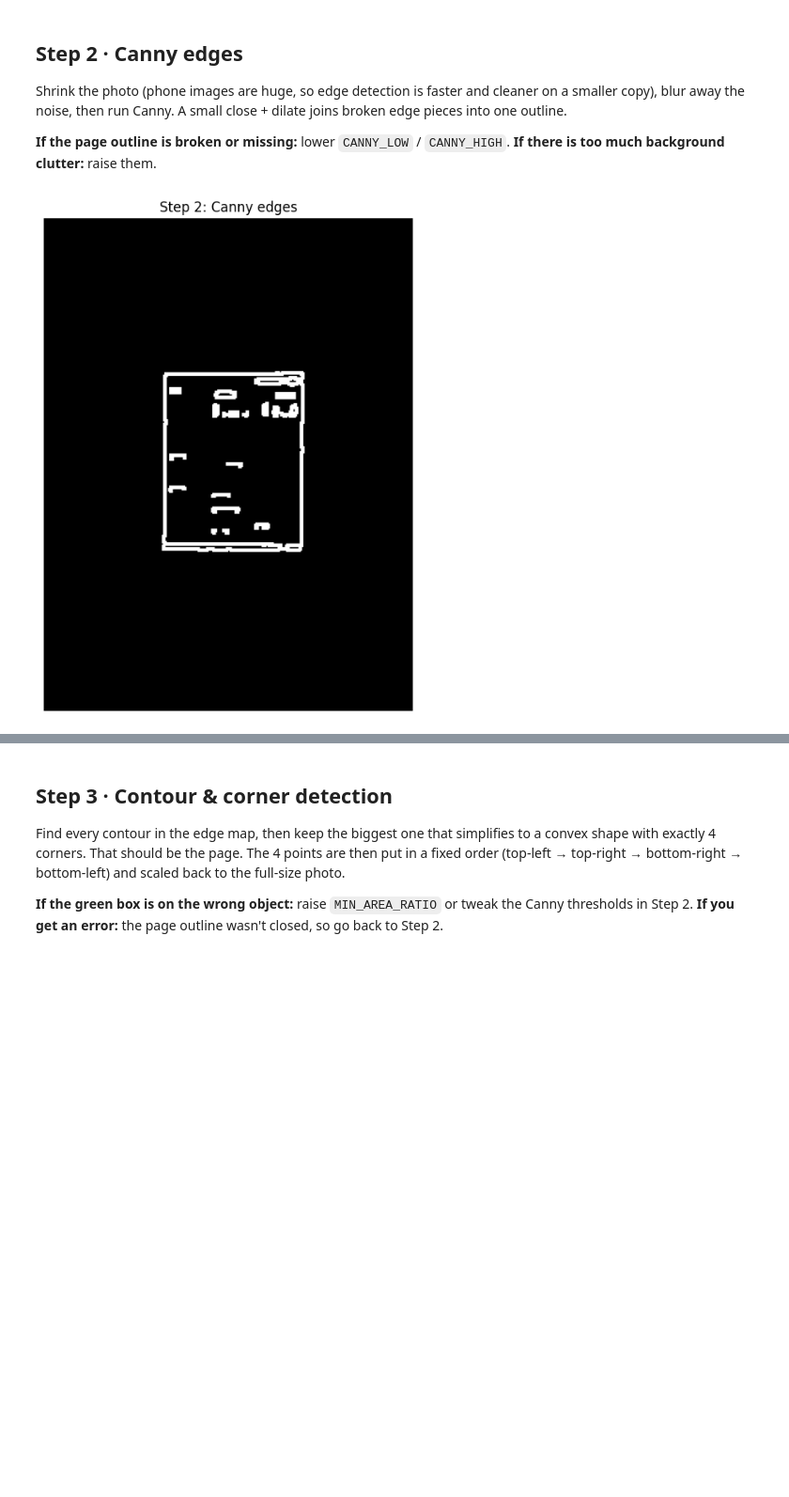
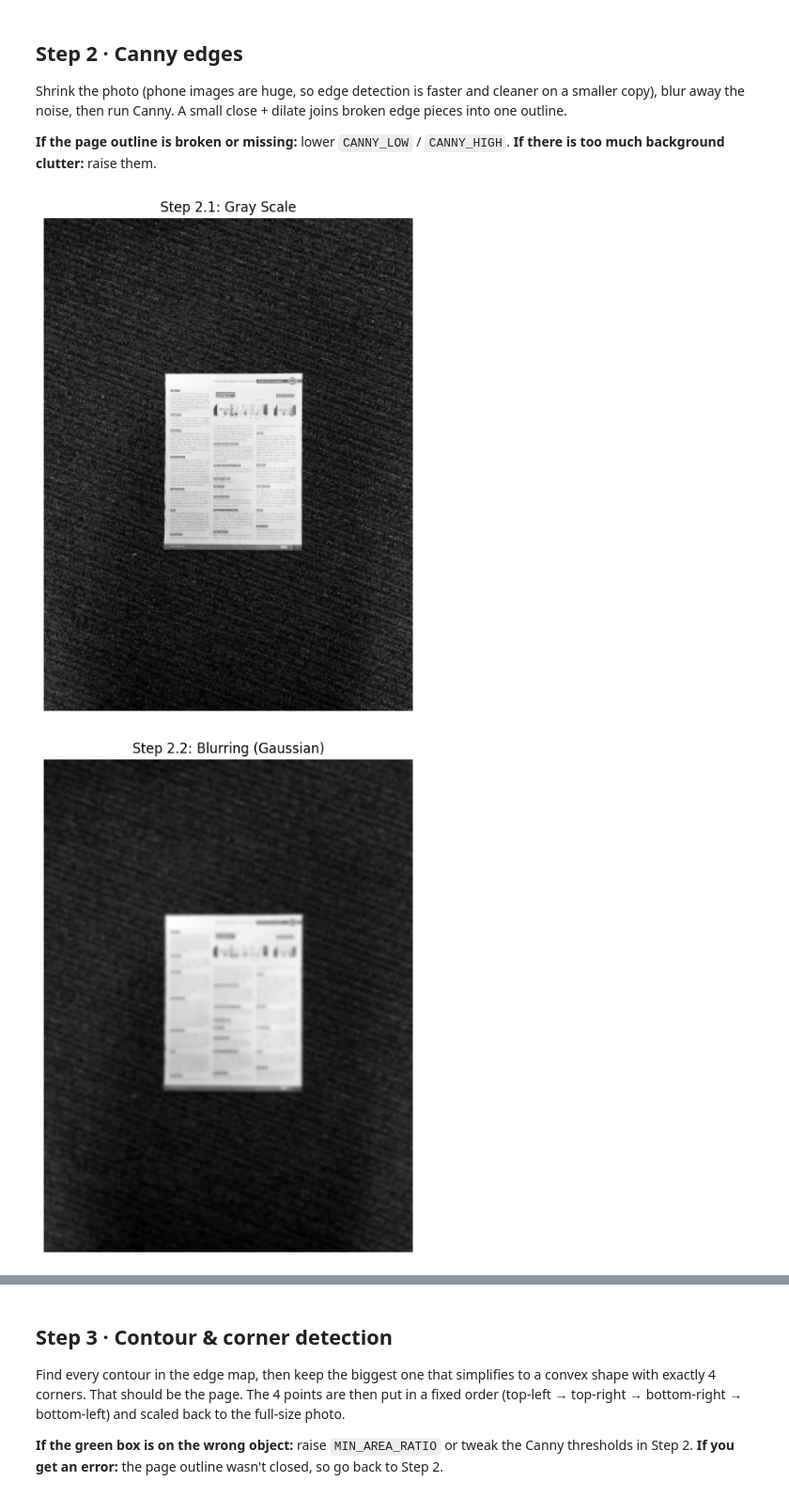
Before and after one commit to OmarElnabtity/cse381-computer-vision-portfolio, a Jupyter notebook: Tier1_Foundational/01_Document_ID_Scanner/Document_ID_Scanner.ipynb, the cells around one changed output, grey strips where cells are left out. Shown at 94% size. Saved outputs shown, nothing was run; the diff lists cells and outputs as text; code cells hidden in the pictures; blank space fills up the shorter version.

```diff
--- a/Tier1_Foundational/01_Document_ID_Scanner/Document_ID_Scanner.ipynb
+++ b/Tier1_Foundational/01_Document_ID_Scanner/Document_ID_Scanner.ipynb
@@ -54,29 +54,43 @@ Shrink the photo (phone images are huge, so edge detection is faster and cleaner
 # %%
 DETECT_HEIGHT = 400   # height (px) of the shrunken copy used for detection
 CANNY_LOW = 120        # weak-edge threshold
 CANNY_HIGH = 150      # strong-edge threshold
 
 # shrink the photo; `ratio` remembers the scale so we can map the corners back later
 h, w = img.shape[:2]
 ratio = h / DETECT_HEIGHT
 small = cv2.resize(img, (int(w / ratio), DETECT_HEIGHT), interpolation=cv2.INTER_AREA)
 
 # grayscale + blur: Canny reacts to every tiny bump, so we smooth the paper texture first
 gray_small = cv2.cvtColor(small, cv2.COLOR_BGR2GRAY)
+
+plt.figure(figsize=(8, 8))
+plt.imshow(gray_small, cmap="gray")
+plt.title("Step 2.1: Gray Scale")
+plt.axis("off")
+plt.show()
+
 blurred = cv2.GaussianBlur(gray_small, (5, 5), 0)
+
+plt.figure(figsize=(8, 8))
+plt.imshow(blurred, cmap="gray")
+plt.title("Step 2.2: Blurring (Gaussian)")
+plt.axis("off")
+plt.show()
 
 # Canny edge detection
 edges = cv2.Canny(blurred, CANNY_LOW, CANNY_HIGH)
 
 # close small gaps in the edges, then thicken them a little so the outline is one piece
 kernel = np.ones((3, 3), np.uint8)
 edges = cv2.morphologyEx(edges, cv2.MORPH_CLOSE, kernel)
 edges = cv2.dilate(edges, kernel, iterations=1)
 
 plt.figure(figsize=(8, 8))
 plt.imshow(edges, cmap="gray")
-plt.title("Step 2: Canny edges")
+plt.title("Step 2.3: Canny edges")
 plt.axis("off")
 plt.show()
 # %% [output]
-[figure, old version]
+[figure, new version]
+[figure, added]
```
Also changed, not shown: parts of 2 cells of this notebook.
